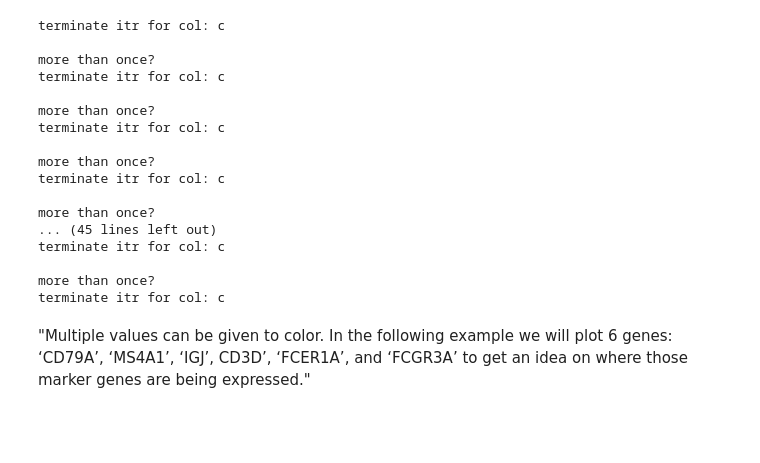
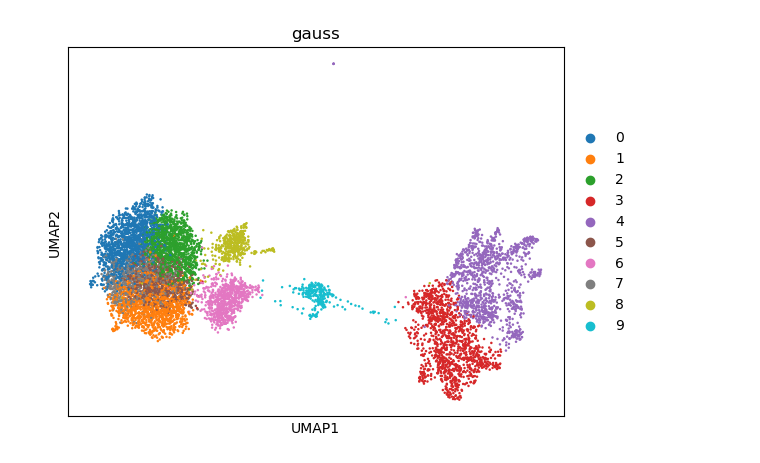
Before and after one commit to Dennis-Bersenev/GeneratingResistance, a Jupyter notebook: src/bacdrop_exploration.ipynb, the cells around one changed output. Drawn from its saved outputs; the diff is of its cells as text; code cells hidden in the pictures; blank space fills up the shorter version.

Commit message:
improved example workbook and util bugfixes

```diff
--- a/src/bacdrop_exploration.ipynb
+++ b/src/bacdrop_exploration.ipynb
@@ -11,0 +16,3 @@ import utils
+# %%
+adata_gauss = utils.load_pickle('./../data/pickles/processed_adata.pickle')
+adata_gauss
@@ -11,0 +26,2 @@ import utils
+# %%
+adata_gauss.obsp['connectivities'] = sp.sparse.csr_matrix(adata_gauss.obsp['connectivities'], dtype=np.float32)
@@ -59,30 +63,0 @@ for c in df.columns:
-# %%
-# (df['0'][0] != '')
-# for key in d:
-#     print(len(d[key]))
-df_top = pd.DataFrame(data=d)
-df_top.to_csv("./../out/knn_2.csv")
-for c in df_top:
-    for e in df_top[c]:
-        if len(e.split('-')) > 2:
-            print("more than once?")
-
-    print("terminate itr for col:" + c + "\n")
-# %% [output]
-terminate itr for col: c
-
-more than once?
-terminate itr for col: c
-
-more than once?
-terminate itr for col: c
-
-more than once?
-terminate itr for col: c
-
-more than once?
-... (45 lines left out)
-terminate itr for col: c
-
-more than once?
-terminate itr for col: c
@@ -99,2 +63,0 @@ terminate itr for col: c
-# %% [markdown]
-"Multiple values can be given to color. In the following example we will plot 6 genes: ‘CD79A’, ‘MS4A1’, ‘IGJ’, CD3D’, ‘FCER1A’, and ‘FCGR3A’ to get an idea on where those marker genes are being expressed."
@@ -103,0 +64,4 @@ terminate itr for col: c
+# %%
+sc.pl.umap(adata_gauss, use_raw=False, color='leiden', title="gauss")
+# %% [output]
+[figure, added]
```
Also changed, not shown: parts of 22 cells of this notebook, 1 other file.
